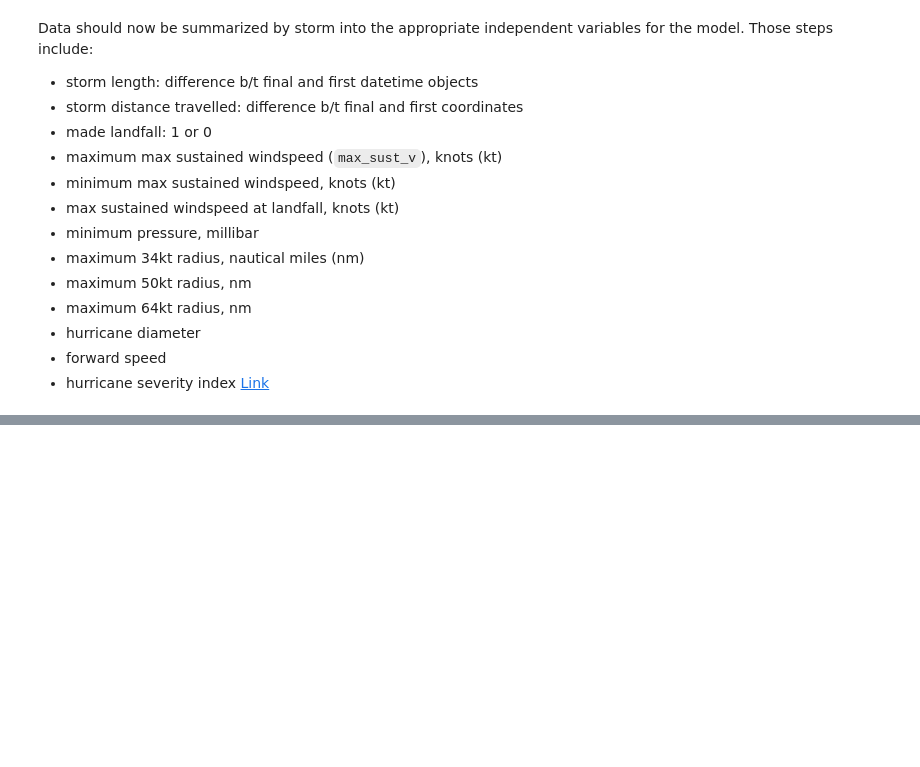
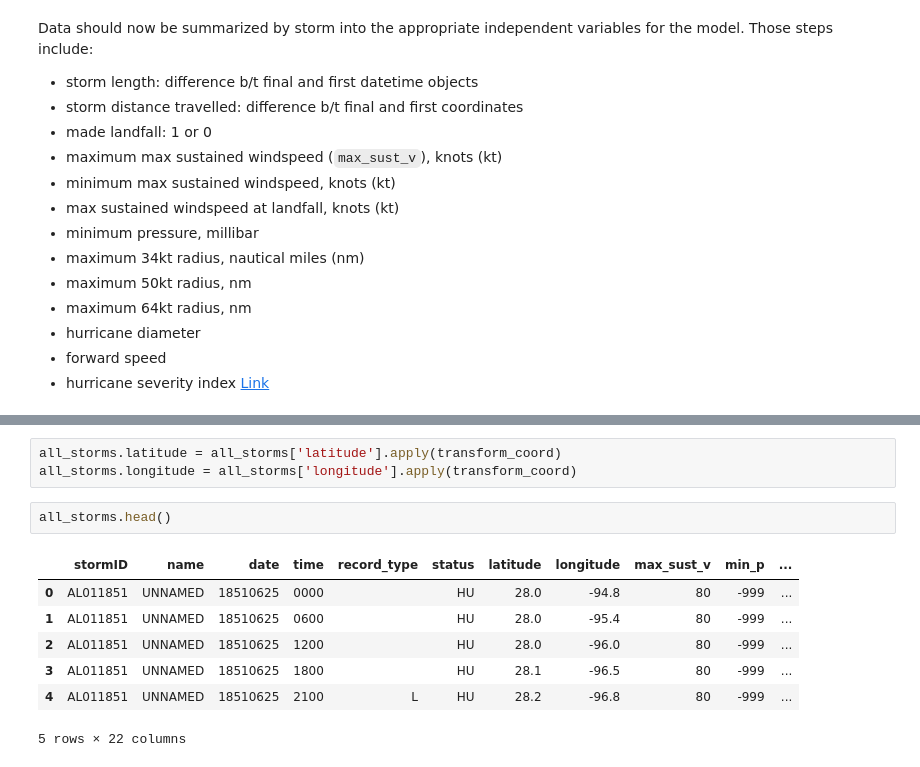
Before and after one commit to adamsxs/metis_project_02, a Jupyter notebook: weather_regression/NOAA_Hurdat_2.ipynb, the cells around one changed output, grey strips where cells are left out. Saved outputs shown, nothing was run; the diff lists cells and outputs as text; blank space fills up the shorter version.

```diff
--- a/weather_regression/NOAA_Hurdat_2.ipynb
+++ b/weather_regression/NOAA_Hurdat_2.ipynb
@@ -162,0 +168,13 @@ Data should now be summarized by storm into the appropriate independent variable
+# %%
+all_storms.latitude = all_storms['latitude'].apply(transform_coord)
+all_storms.longitude = all_storms['longitude'].apply(transform_coord)
+# %%
+all_storms.head()
+# %% [output]
+|  | stormID | name | date | time | record_type | status | latitude | longitude | max_sust_v | min_p | ... |
+| 0 | AL011851 | UNNAMED | 18510625 | 0000 |  | HU | 28.0 | -94.8 | 80 | -999 | ... |
+| 1 | AL011851 | UNNAMED | 18510625 | 0600 |  | HU | 28.0 | -95.4 | 80 | -999 | ... |
+| 2 | AL011851 | UNNAMED | 18510625 | 1200 |  | HU | 28.0 | -96.0 | 80 | -999 | ... |
+| 3 | AL011851 | UNNAMED | 18510625 | 1800 |  | HU | 28.1 | -96.5 | 80 | -999 | ... |
+| 4 | AL011851 | UNNAMED | 18510625 | 2100 | L | HU | 28.2 | -96.8 | 80 | -999 | ... |
+5 rows × 22 columns
```
Also changed, not shown: parts of 15 cells of this notebook.
